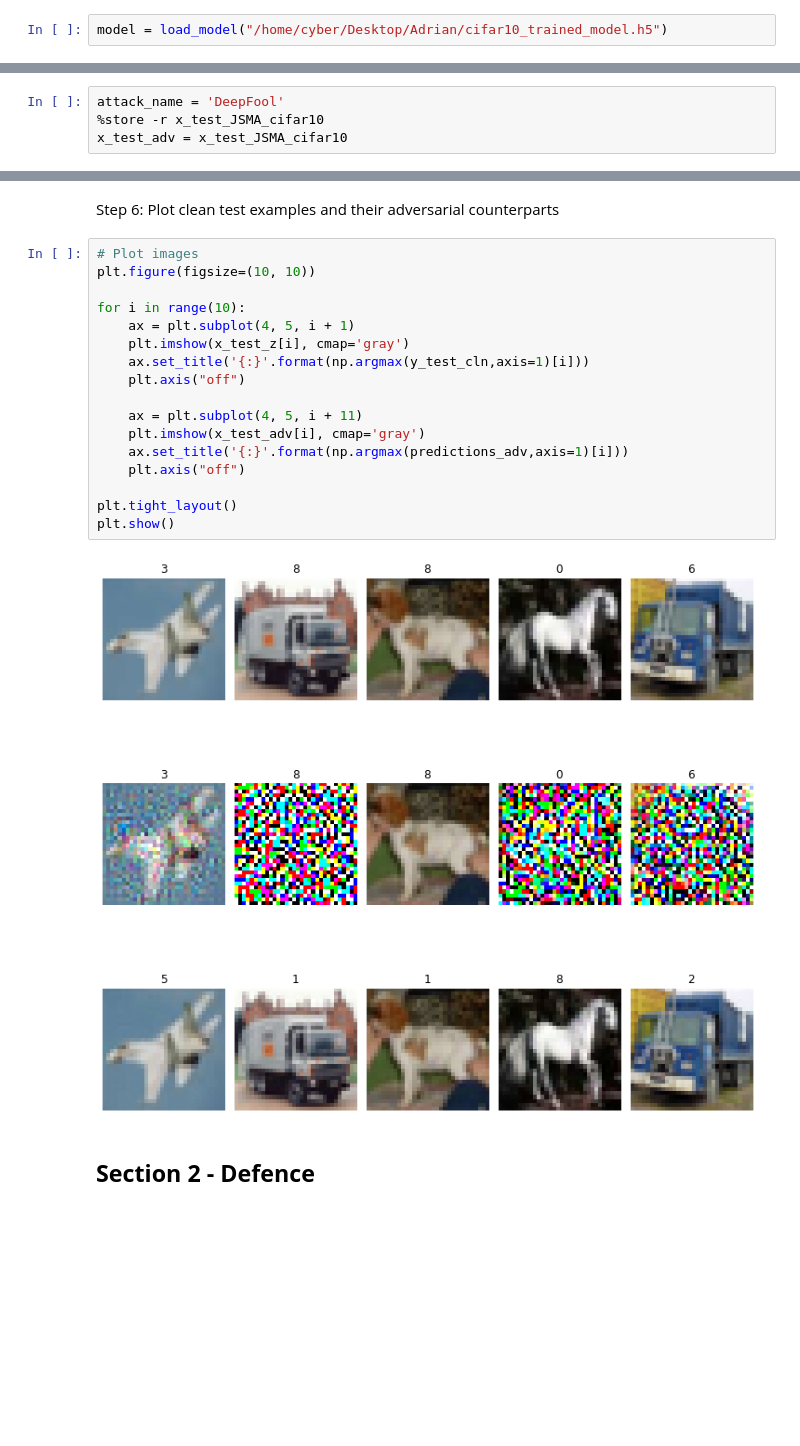
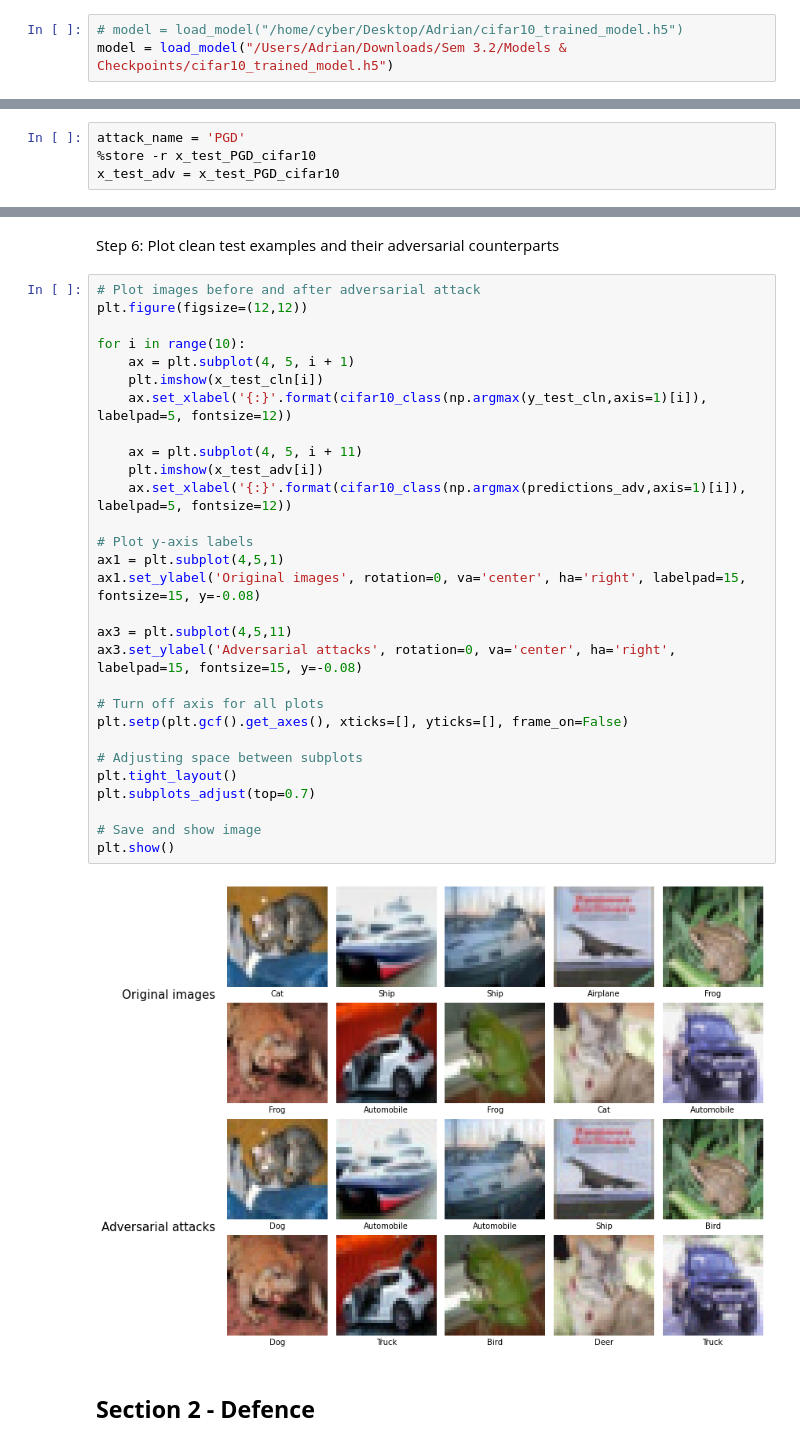
Before and after one commit to aydrienlaw/Adversarial-A.I., a Jupyter notebook: TotalVarMin - CIFAR-10.ipynb, the cells around one changed output, grey strips where cells are left out. Saved outputs shown, nothing was run; the diff lists cells and outputs as text; blank space fills up the shorter version.

```diff
--- a/TotalVarMin - CIFAR-10.ipynb
+++ b/TotalVarMin - CIFAR-10.ipynb
@@ -50,7 +50,8 @@ def cifar10_class(class_number):
 # %% [markdown]
 *Load MARVEL pre-trained model*
 # %%
-model = load_model("/home/cyber/Desktop/Adrian/cifar10_trained_model.h5")
+# model = load_model("/home/cyber/Desktop/Adrian/cifar10_trained_model.h5")
+model = load_model("/Users/Adrian/Downloads/Sem 3.2/Models & Checkpoints/cifar10_trained_model.h5")
 # %% [markdown]
 *Create ART classifier*
 # %%
@@ -133,9 +137,9 @@ Step 3: Craft adversarial examples
 # %% [markdown]
 *Alternatively, load existing adversarial attacks*
 # %%
-attack_name = 'DeepFool'
-%store -r x_test_JSMA_cifar10
-x_test_adv = x_test_JSMA_cifar10
+attack_name = 'PGD'
+%store -r x_test_PGD_cifar10
+x_test_adv = x_test_PGD_cifar10
 # %% [markdown]
 Step 4: Evaluate the classifier on the adversarial test set
 # %%
@@ -237,24 +184,36 @@ Adversarial FP: 9870
 # %% [markdown]
 Step 6: Plot clean test examples and their adversarial counterparts
 # %%
-# Plot images
-plt.figure(figsize=(10, 10))
+# Plot images before and after adversarial attack
+plt.figure(figsize=(12,12))
 
 for i in range(10):
     ax = plt.subplot(4, 5, i + 1)
-    plt.imshow(x_test_z[i], cmap='gray')
-    ax.set_title('{:}'.format(np.argmax(y_test_cln,axis=1)[i]))
-    plt.axis("off")
+    plt.imshow(x_test_cln[i])
+    ax.set_xlabel('{:}'.format(cifar10_class(np.argmax(y_test_cln,axis=1)[i]), labelpad=5, fontsize=12))
 
     ax = plt.subplot(4, 5, i + 11)
-    plt.imshow(x_test_adv[i], cmap='gray')
-    ax.set_title('{:}'.format(np.argmax(predictions_adv,axis=1)[i]))
-    plt.axis("off")
+    plt.imshow(x_test_adv[i])
+    ax.set_xlabel('{:}'.format(cifar10_class(np.argmax(predictions_adv,axis=1)[i]), labelpad=5, fontsize=12))
 
+# Plot y-axis labels
+ax1 = plt.subplot(4,5,1)
+ax1.set_ylabel('Original images', rotation=0, va='center', ha='right', labelpad=15, fontsize=15, y=-0.08)
+
+ax3 = plt.subplot(4,5,11)
+ax3.set_ylabel('Adversarial attacks', rotation=0, va='center', ha='right', labelpad=15, fontsize=15, y=-0.08)
+
+# Turn off axis for all plots
+plt.setp(plt.gcf().get_axes(), xticks=[], yticks=[], frame_on=False)
+
+# Adjusting space between subplots
 plt.tight_layout()
+plt.subplots_adjust(top=0.7)
+
+# Save and show image
 plt.show()
 # %% [output]
-[figure, old version]
+[figure, new version]
 # %% [markdown]
 ## **Section 2 - Defence**
 # %% [markdown]
```
Also changed, not shown: parts of 8 cells of this notebook, 4 other files.
